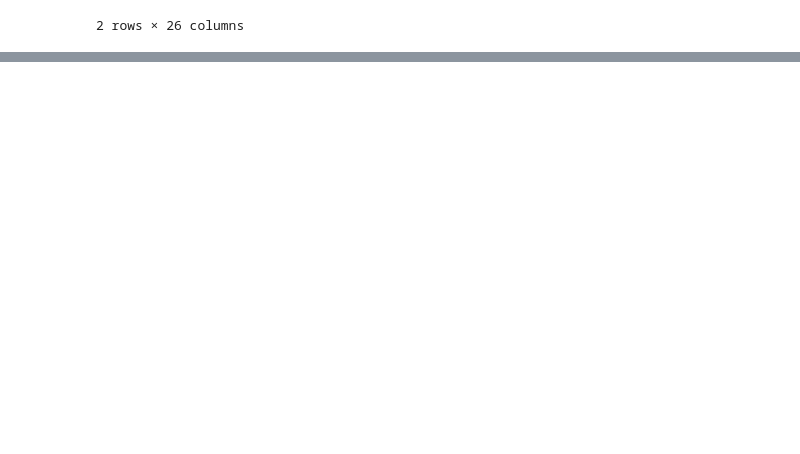
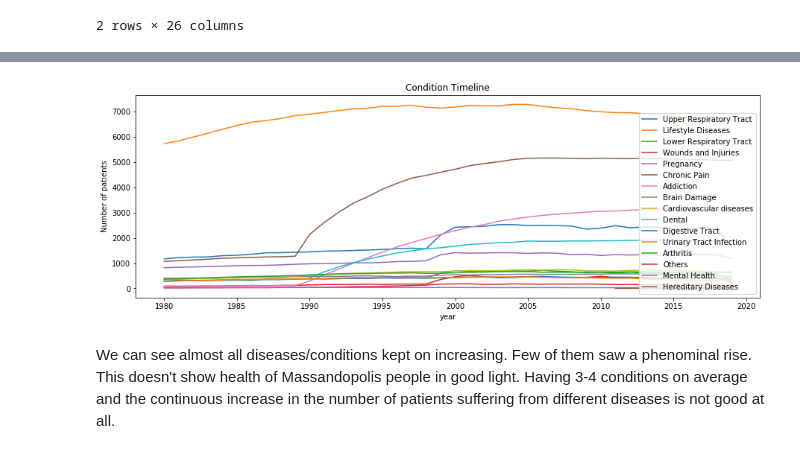
Before and after one commit to pareshg18/picnicHealth-healthcare-analysis, a Jupyter notebook: conditions-analysis.ipynb, the cells around one changed output, grey strips where cells are left out. Cells and saved outputs as stored; diff of their text form; code cells hidden in the pictures; blank space fills up the shorter version.

```diff
--- a/conditions-analysis.ipynb
+++ b/conditions-analysis.ipynb
@@ -42,0 +214,3 @@ patients.head(2)
+# %%
+df = pd.merge(conditions[['patient','description','condition_category','start','stop']],patients[['id','birthdate','deathdate']],how = 'left',left_on = 'patient',right_on = 'id')
+df.head()
@@ -42,0 +255,7 @@ patients.head(2)
+# %%
+errors = df.loc[(df.start > df.deathdate) | (df.start < df.birthdate) ,'patient'].to_list()
+#filtered data - excluded the patients with mis-reported data and restricted to patients who died between 1980 and 2020
+df = df.loc[df.patient.isin(errors) == False]
+df = df.loc[((df.deathdate.dt.year > 1980) & (df.deathdate.dt.year < 2020)) | df.deathdate.isnull()]
+df = df[['patient','condition_category','start','stop','birthdate','deathdate']].drop_duplicates().reset_index(drop = True)
+df.head()
@@ -42,0 +269,27 @@ patients.head(2)
+# %%
+def mapping_conditions(data):
+    all_years = [i for i in range(1980,2020)]
+    condition_count = pd.DataFrame(columns = ['year'] + list(conditions.condition_category.value_counts().index))
+
+    for year in all_years:
+        temp = data.loc[(data.birthdate.dt.year < year) & ((data.deathdate.dt.year > year)|data.deathdate.dt.year.isnull()) & (data.start.dt.year <= year) & ((data.stop.dt.year >= year) | data.stop.dt.year.isnull()),'condition_category'].value_counts()
+        condition_count = condition_count.append(temp,ignore_index = True)
+
+    condition_count.year = all_years
+    condition_count.set_index('year',inplace = True)
+
+
+    return condition_count
+# %%
+illness_map_all = mapping_conditions(df)
+plt.figure(figsize = (15,5))
+for col in illness_map_all.columns:
+    sns.lineplot(x = illness_map_all.index,y = illness_map_all[col],label = col)
+plt.legend(loc = 'lower right')
+plt.title('Condition Timeline')
+plt.ylabel('Number of patients')
+plt.show()
+# %% [output]
+[figure, added]
+# %% [markdown]
+We can see almost all diseases/conditions kept on increasing. Few of them saw a phenominal rise. This doesn't show health of Massandopolis people in good light. Having 3-4 conditions on average and the continuous increase in the number of patients suffering from different diseases is not good at all.
```
Also changed, not shown: parts of 30 cells of this notebook.
